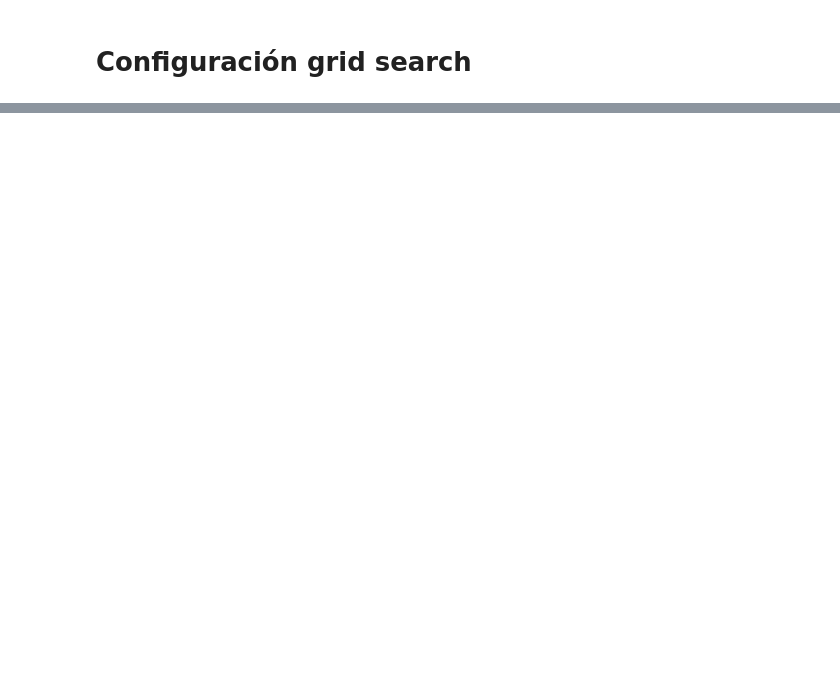
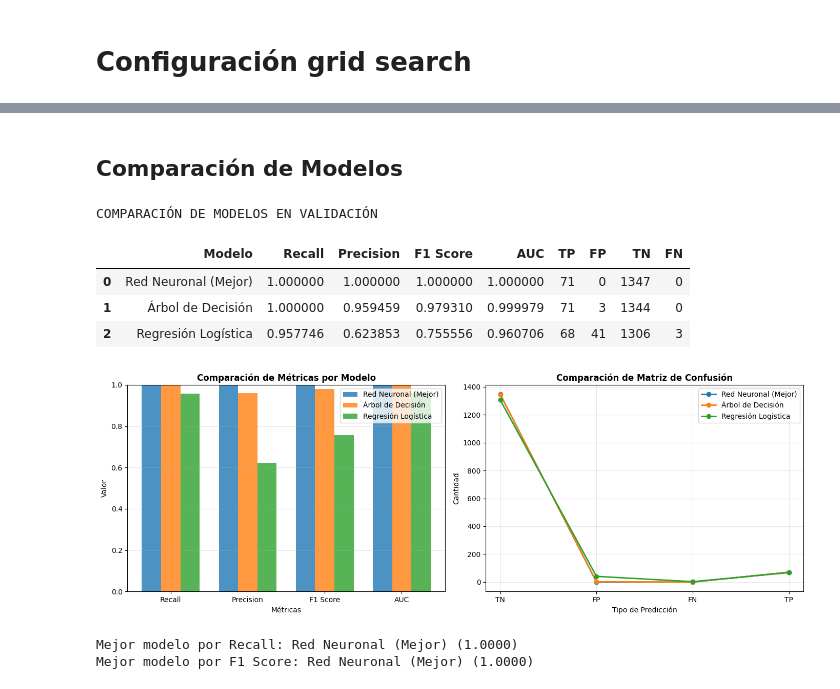
Before and after one commit to Clauelenar10/dashboard-desercion-estudiantil, a Jupyter notebook: modelocode.ipynb, the cells around one changed output, grey strips where cells are left out. Cells and saved outputs as stored; diff of their text form; code cells hidden in the pictures; blank space fills up the shorter version.

```diff
--- a/modelocode.ipynb
+++ b/modelocode.ipynb
@@ -409,0 +985,77 @@ KeyboardInterrupt:
+# %% [markdown]
+## Comparación de Modelos
+# %%
+# Comparar todos los modelos
+comparacion = pd.DataFrame({
+    'Modelo': ['Red Neuronal (Mejor)', 'Árbol de Decisión', 'Regresión Logística'],
+    'Recall': [mejor_modelo['recall'], recall_dt, recall_lr],
+    'Precision': [mejor_modelo['precision'], precision_dt, precision_lr],
+    'F1 Score': [mejor_modelo['f1'], f1_dt, f1_lr],
+    'AUC': [mejor_modelo['auc'], auc_dt, auc_lr],
+    'TP': [int(mejor_modelo['tp']), tp_dt, tp_lr],
+    'FP': [int(mejor_modelo['fp']), fp_dt, fp_lr],
+    'TN': [int(mejor_modelo['tn']), tn_dt, tn_lr],
+    'FN': [int(mejor_modelo['fn']), fn_dt, fn_lr]
+})
+
+print("\nCOMPARACIÓN DE MODELOS EN VALIDACIÓN")
+display(comparacion)
+
+# Visualizar comparación
+fig, axes = plt.subplots(1, 2, figsize=(14, 5))
+
+# Gráfico de barras para métricas principales
+metricas = ['Recall', 'Precision', 'F1 Score', 'AUC']
+x = np.arange(len(metricas))
+width = 0.25
+
+for i, modelo in enumerate(comparacion['Modelo']):
+    valores = comparacion.loc[i, metricas].values
+    axes[0].bar(x + i*width, valores, width, label=modelo, alpha=0.8)
+
+axes[0].set_xlabel('Métricas')
+axes[0].set_ylabel('Valor')
+axes[0].set_title('Comparación de Métricas por Modelo', fontweight='bold')
+axes[0].set_xticks(x + width)
+axes[0].set_xticklabels(metricas)
+axes[0].legend()
+axes[0].grid(axis='y', alpha=0.3)
+axes[0].set_ylim([0, 1])
+
+# Matriz de confusión comparativa
+confusion_data = []
+for idx, row in comparacion.iterrows():
+    confusion_data.append([row['TN'], row['FP'], row['FN'], row['TP']])
+
+labels = ['TN', 'FP', 'FN', 'TP']
+x_pos = np.arange(len(labels))
+
+for i, modelo in enumerate(comparacion['Modelo']):
+    axes[1].plot(x_pos, confusion_data[i], marker='o', label=modelo, linewidth=2)
+
+axes[1].set_xlabel('Tipo de Predicción')
+axes[1].set_ylabel('Cantidad')
+axes[1].set_title('Comparación de Matriz de Confusión', fontweight='bold')
+axes[1].set_xticks(x_pos)
+axes[1].set_xticklabels(labels)
+axes[1].legend()
+axes[1].grid(True, alpha=0.3)
+
+plt.tight_layout()
+plt.show()
+
+# Determinar mejor modelo
+mejor_recall_idx = comparacion['Recall'].idxmax()
+print(f"\nMejor modelo por Recall: {comparacion.loc[mejor_recall_idx, 'Modelo']} ({comparacion.loc[mejor_recall_idx, 'Recall']:.4f})")
+
+mejor_f1_idx = comparacion['F1 Score'].idxmax()
+print(f"Mejor modelo por F1 Score: {comparacion.loc[mejor_f1_idx, 'Modelo']} ({comparacion.loc[mejor_f1_idx, 'F1 Score']:.4f})")
+# %% [output]
+COMPARACIÓN DE MODELOS EN VALIDACIÓN
+|  | Modelo | Recall | Precision | F1 Score | AUC | TP | FP | TN | FN |
+| 0 | Red Neuronal (Mejor) | 1.000000 | 1.000000 | 1.000000 | 1.000000 | 71 | 0 | 1347 | 0 |
+| 1 | Árbol de Decisión | 1.000000 | 0.959459 | 0.979310 | 0.999979 | 71 | 3 | 1344 | 0 |
+| 2 | Regresión Logística | 0.957746 | 0.623853 | 0.755556 | 0.960706 | 68 | 41 | 1306 | 3 |
+[figure, added]
+Mejor modelo por Recall: Red Neuronal (Mejor) (1.0000)
+Mejor modelo por F1 Score: Red Neuronal (Mejor) (1.0000)
```
Also changed, not shown: parts of 26 cells of this notebook, 5 other files.
